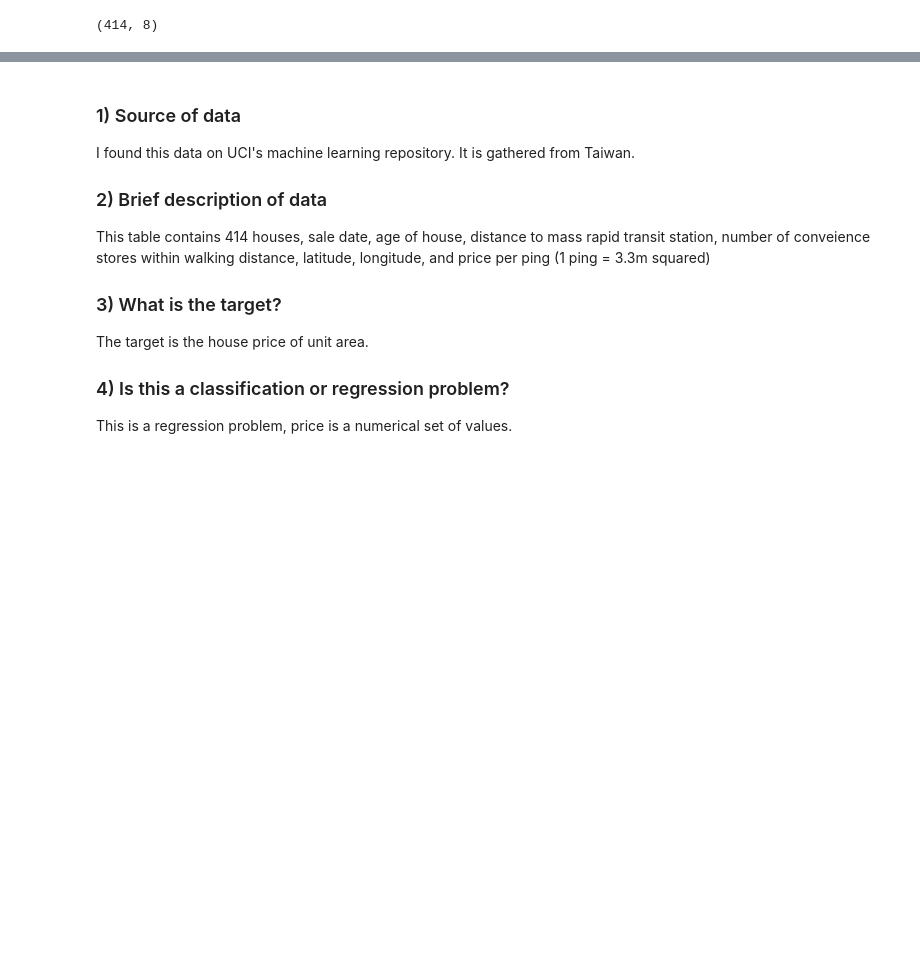
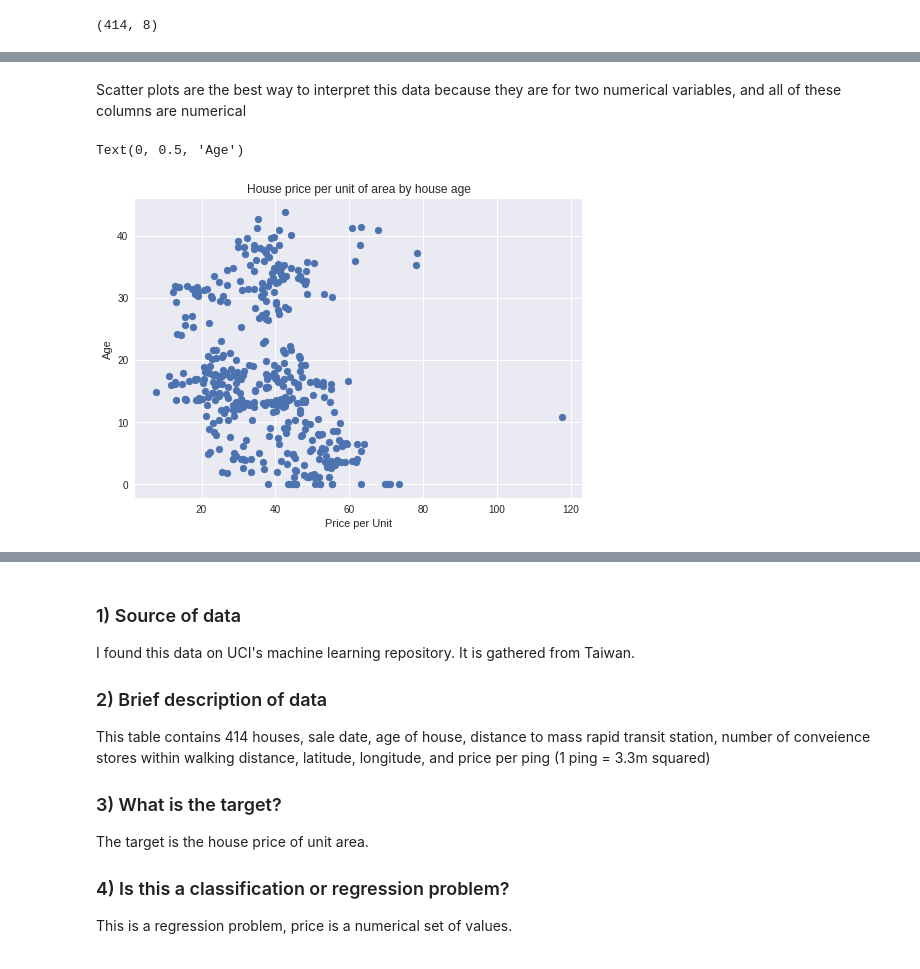
Before and after one commit to blakedshull/datascience, a Jupyter notebook: Project_2.ipynb, the cells around one changed output, grey strips where cells are left out. Cells and saved outputs as stored; diff of their text form; code cells hidden in the pictures; blank space fills up the shorter version.

```diff
--- a/Project_2.ipynb
+++ b/Project_2.ipynb
@@ -75,0 +388,4 @@ df2.shape
+# %%
+df2 = df2.rename(columns={'X1 transaction date': 'transaction date', 'X2 house age': 'house age', 'X3 distance to the nearest MRT station': 'distance to the nearest MRT station',
+                          'X4 number of convenience stores': 'number of convenience stores', 'X5 latitude': 'latitude', 'X6 longitude': 'longitude',
+                          'Y house price of unit area': 'house price of unit area'})
@@ -75,0 +418,10 @@ df2.shape
+# %% [markdown]
+Scatter plots are the best way to interpret this data because they are for two numerical variables, and all of these columns are numerical
+# %%
+plt.scatter(data = df2, x = 'house price of unit area', y = 'house age')
+plt.title("House price per unit of area by house age")
+plt.xlabel("Price per Unit")
+plt.ylabel("Age")
+# %% [output]
+Text(0, 0.5, 'Age')
+[figure, added]
```
Also changed, not shown: parts of 49 cells of this notebook.
